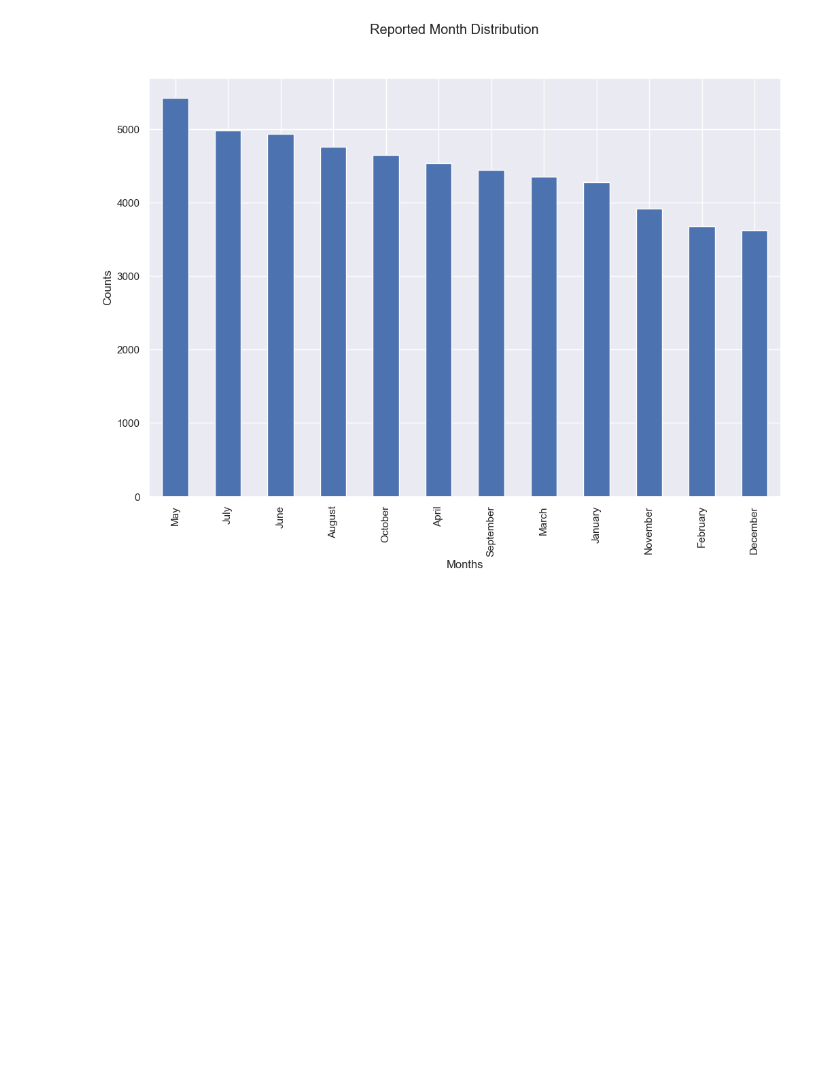
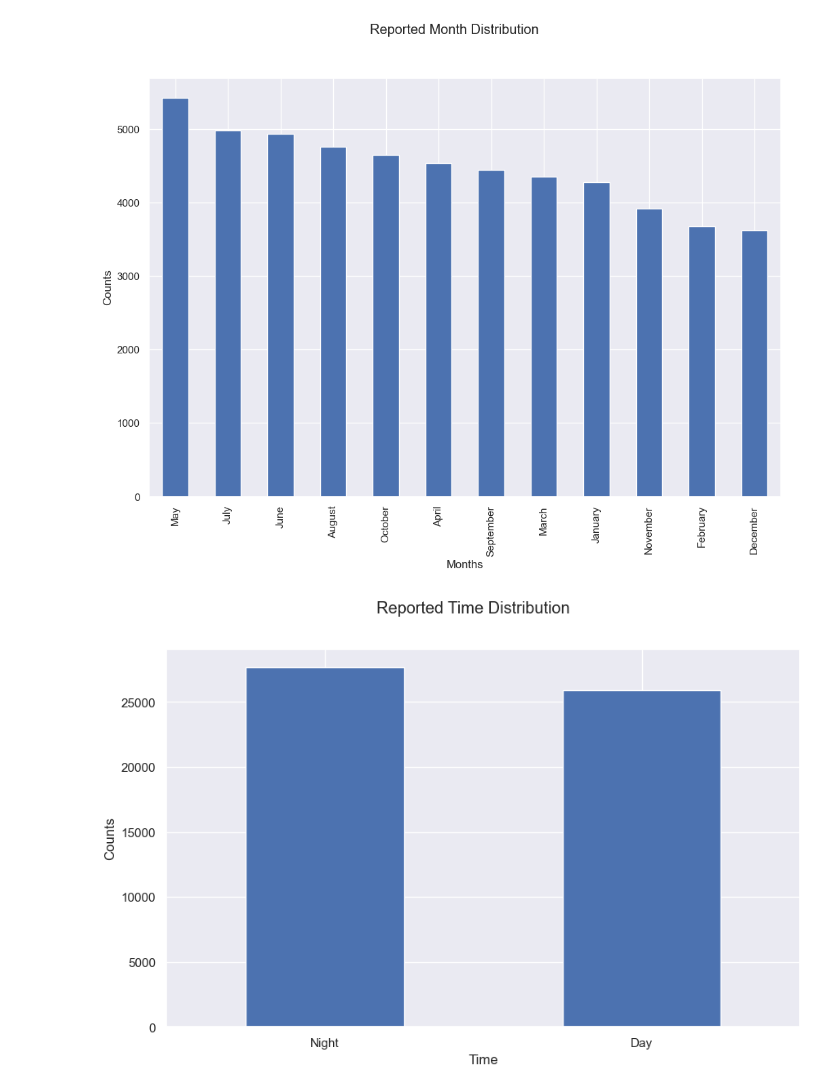
Before and after one commit to Azegele/Phase-3-Project, a Jupyter notebook: index.ipynb, the cells around one changed output. Cells and saved outputs as stored; diff of their text form; code cells hidden in the pictures; blank space fills up the shorter version.

```diff
--- a/index.ipynb
+++ b/index.ipynb
@@ -584,3 +584,13 @@ plt.ylabel("Counts")
 plt.show()
 # %% [output]
 [figure]
+# %%
+plt.figure(figsize=(10,6))
+terry_stops['reported_time'].value_counts().plot(kind='bar')
+plt.suptitle("Reported Time Distribution")
+plt.xlabel("Time")
+plt.ylabel("Counts")
+plt.xticks(rotation=0)
+plt.show()
+# %% [output]
+[figure, added]
```
Also changed, not shown: parts of 3 cells of this notebook.
